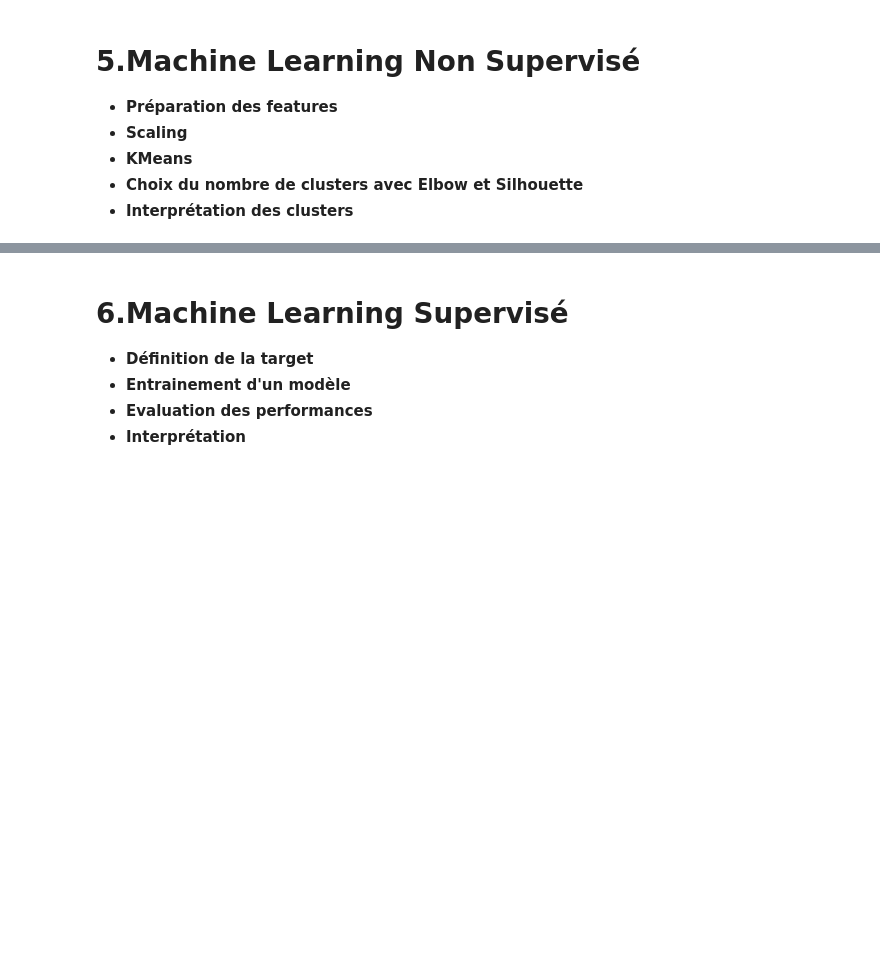
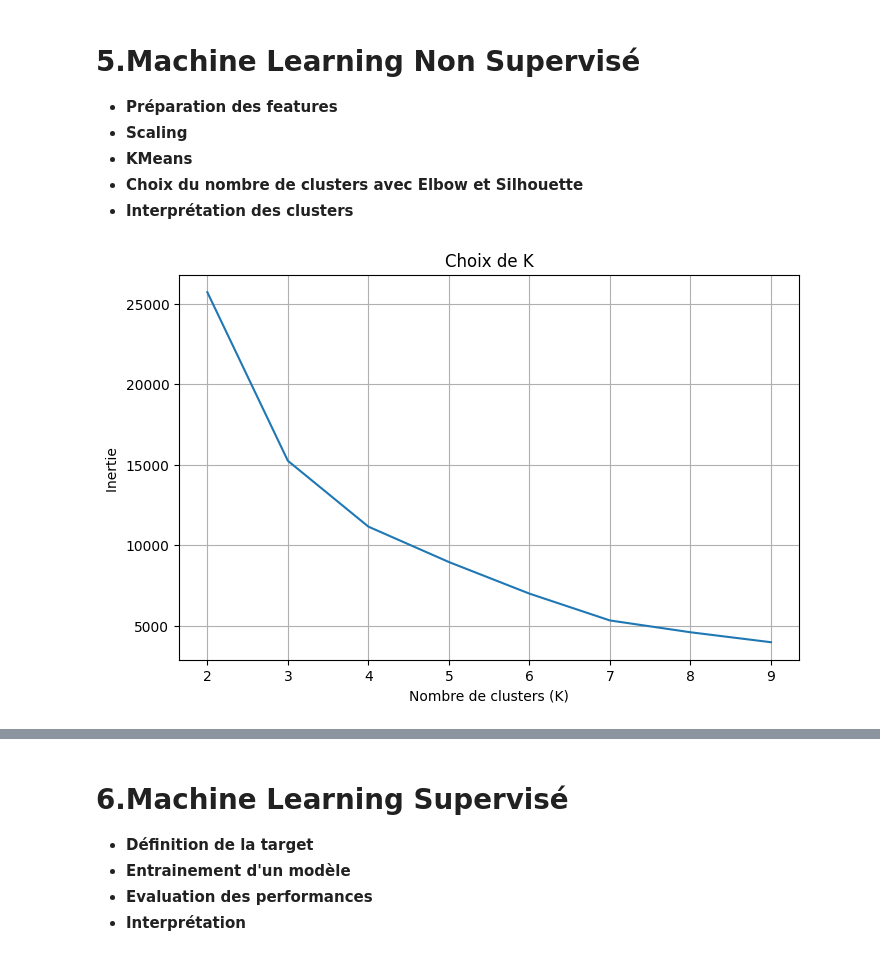
Before and after one commit to Arnaudmyges/DataMining, a Jupyter notebook: Projet.ipynb, the cells around one changed output, grey strips where cells are left out. Saved outputs shown, nothing was run; the diff lists cells and outputs as text; code cells hidden in the pictures; blank space fills up the shorter version.

```diff
--- a/Projet.ipynb
+++ b/Projet.ipynb
@@ -234,3 +227,23 @@ print(df['critic_score'].min(), df['critic_score'].max())
 - **KMeans**
 - **Choix du nombre de clusters avec Elbow et Silhouette**
 -  **Interprétation des clusters**
+# %%
+features = ['critic_score', 'total_sales']
+scaler = StandardScaler()
+
+X = scaler.fit_transform(df[features])
+inertia = []
+for k in range(2,10):
+    km = KMeans(n_clusters=k, random_state=42, n_init=10)
+    km.fit(X)
+    inertia.append(km.inertia_)
+
+plt.figure(figsize=(8, 5))
+plt.plot(range(2, 10), inertia)
+plt.xlabel('Nombre de clusters (K)')
+plt.ylabel('Inertie ')
+plt.title('Choix de K')
+plt.grid(True)
+plt.show()
+# %% [output]
+[figure, added]
```
Also changed, not shown: parts of 6 cells of this notebook.
